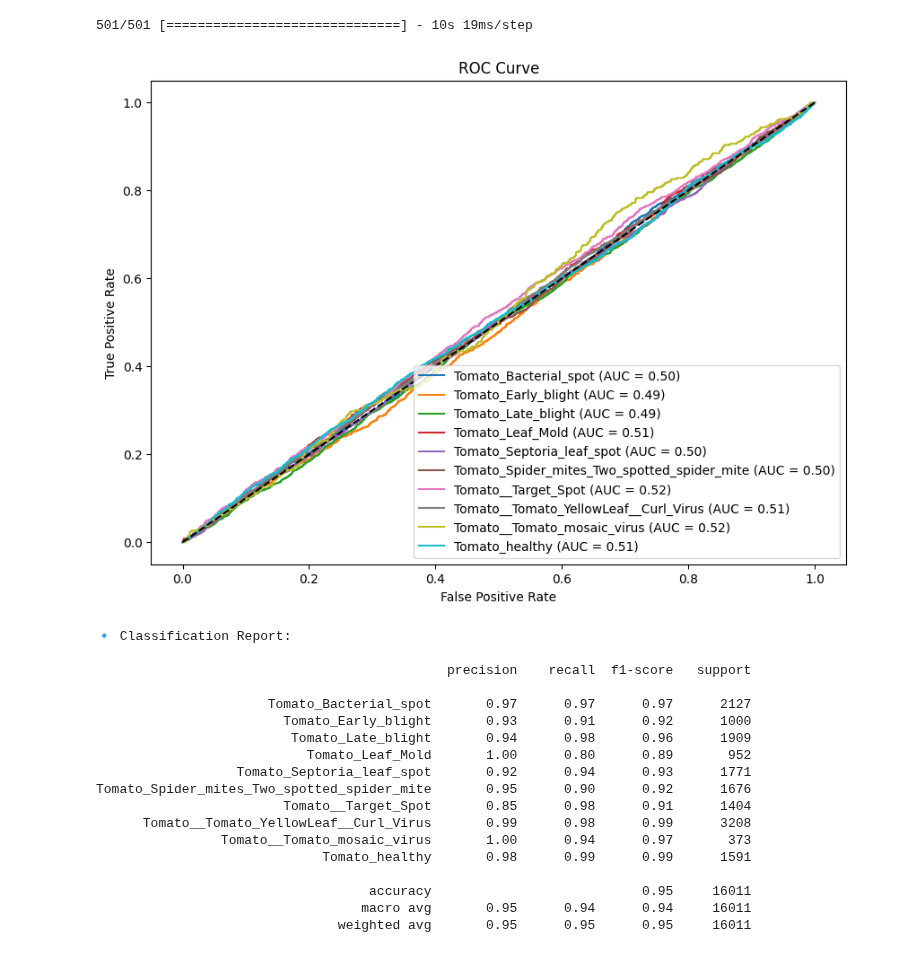
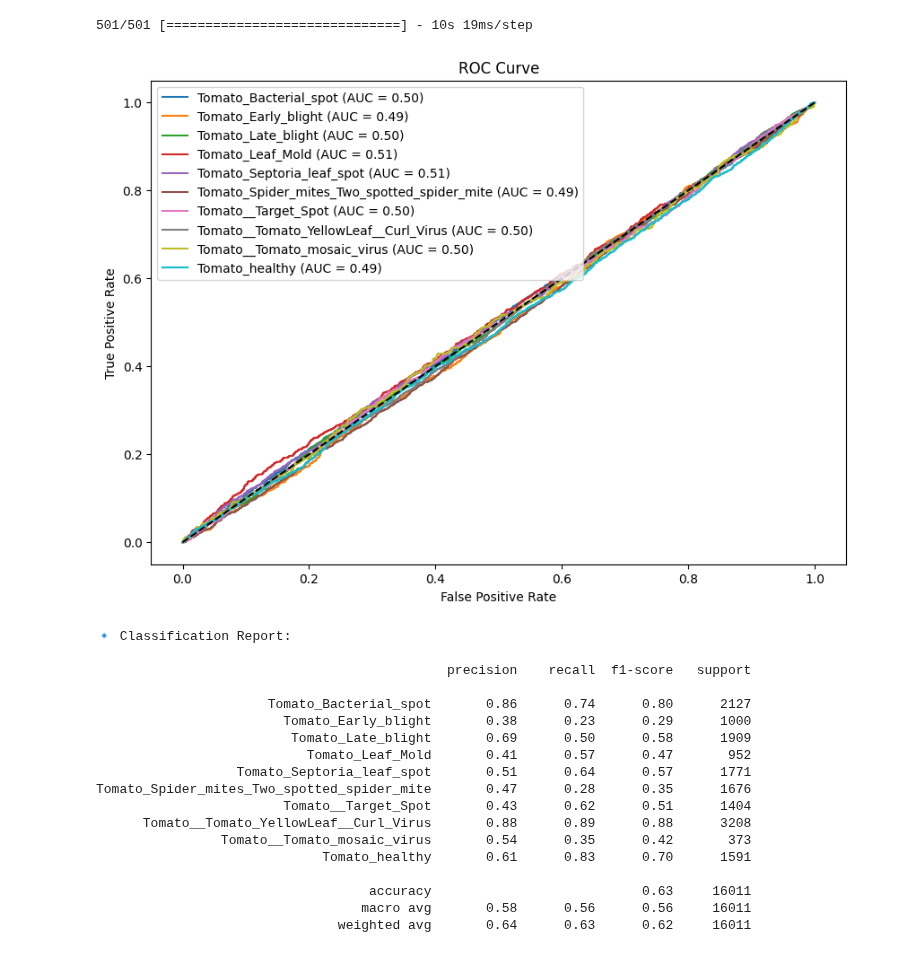
Before and after one commit to Kasaoola/Tomato-Plant-Disease-Detection, a Jupyter notebook: tomato-disease/training/model_evaluation.ipynb, the cells around one changed output. Drawn from its saved outputs; the diff is of its cells as text; code cells hidden in the pictures.

```diff
--- a/tomato-disease/training/model_evaluation.ipynb
+++ b/tomato-disease/training/model_evaluation.ipynb
@@ -25,7 +25,7 @@ import seaborn as sns
 import matplotlib.pyplot as plt
 
 # Load the trained model
-model_version = 4  # Change if using a different saved version
+model_version = 5  # Change if using a different saved version
 model_path = f"../models/{model_version}"
 model = load_model(model_path)
 
@@ -126,20 +126,20 @@ WARNING:tensorflow:Using a while_loop for converting ImageProjectiveTransformV3
 501/501 [==============================] - 10s 19ms/step
-[figure, old version]
+[figure, new version]
 🔹 Classification Report:
 
                                              precision    recall  f1-score   support
 
-                      Tomato_Bacterial_spot       0.97      0.97      0.97      2127
-                        Tomato_Early_blight       0.93      0.91      0.92      1000
-                         Tomato_Late_blight       0.94      0.98      0.96      1909
-                           Tomato_Leaf_Mold       1.00      0.80      0.89       952
-                  Tomato_Septoria_leaf_spot       0.92      0.94      0.93      1771
-Tomato_Spider_mites_Two_spotted_spider_mite       0.95      0.90      0.92      1676
-                        Tomato__Target_Spot       0.85      0.98      0.91      1404
-      Tomato__Tomato_YellowLeaf__Curl_Virus       0.99      0.98      0.99      3208
-                Tomato__Tomato_mosaic_virus       1.00      0.94      0.97       373
-                             Tomato_healthy       0.98      0.99      0.99      1591
+                      Tomato_Bacterial_spot       0.86      0.74      0.80      2127
+                        Tomato_Early_blight       0.38      0.23      0.29      1000
+                         Tomato_Late_blight       0.69      0.50      0.58      1909
+                           Tomato_Leaf_Mold       0.41      0.57      0.47       952
+                  Tomato_Septoria_leaf_spot       0.51      0.64      0.57      1771
+Tomato_Spider_mites_Two_spotted_spider_mite       0.47      0.28      0.35      1676
+                        Tomato__Target_Spot       0.43      0.62      0.51      1404
+      Tomato__Tomato_YellowLeaf__Curl_Virus       0.88      0.89      0.88      3208
+                Tomato__Tomato_mosaic_virus       0.54      0.35      0.42       373
+                             Tomato_healthy       0.61      0.83      0.70      1591
 
-                                   accuracy                           0.95     16011
-                                  macro avg       0.95      0.94      0.94     16011
-                               weighted avg       0.95      0.95      0.95     16011
+                                   accuracy                           0.63     16011
+                                  macro avg       0.58      0.56      0.56     16011
+                               weighted avg       0.64      0.63      0.62     16011
```
Also changed, not shown: parts of 1 cell of this notebook, 7 other files.
